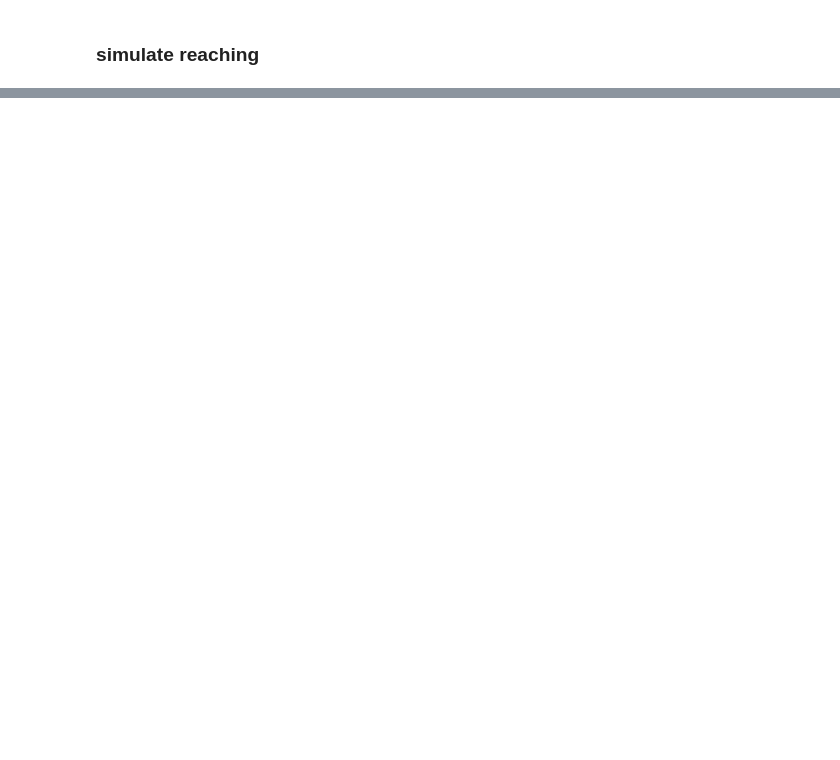
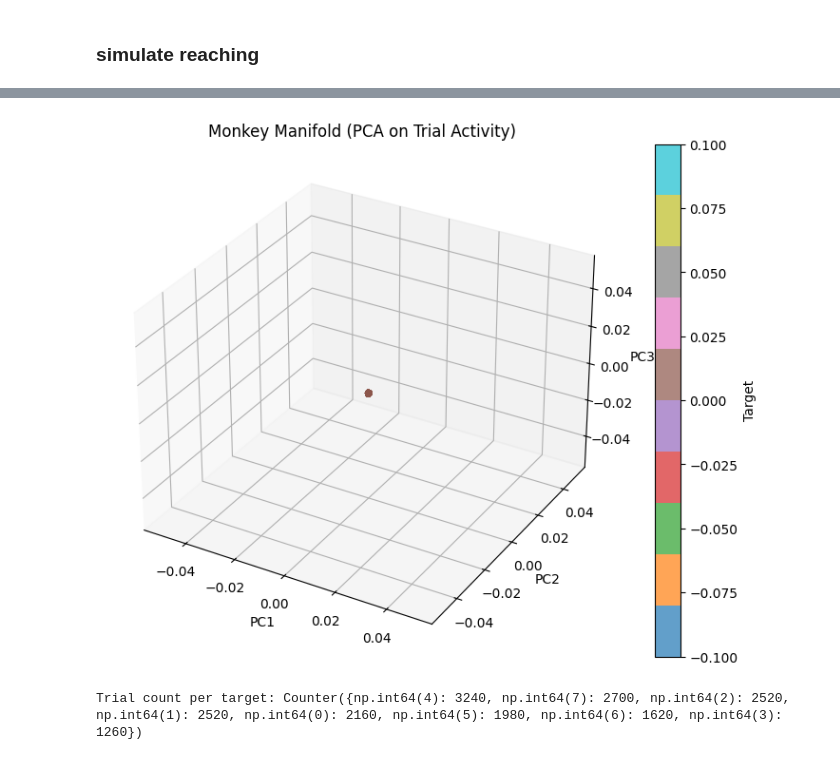
Before and after one commit to nishi-patel-15/motor_rnn_target_performance, a Jupyter notebook: Motor_RNNs_TargetPerformance.ipynb, the cells around one changed output, grey strips where cells are left out. Saved outputs shown, nothing was run; the diff lists cells and outputs as text; code cells hidden in the pictures; blank space fills up the shorter version.

```diff
--- a/Motor_RNNs_TargetPerformance.ipynb
+++ b/Motor_RNNs_TargetPerformance.ipynb
@@ -1906,0 +2102,9 @@ Can you think of other tasks to test?
+# %%
+from pynwb import NWBHDF5IO
+
+local_file = os.path.join(download_dir, filename_filter)
+
+io = NWBHDF5IO(local_file, 'r', load_namespaces=True)
+nwbfile = io.read()
+
+print(nwbfile)
@@ -1906,0 +2225,66 @@ Can you think of other tasks to test?
+# %%
+#Process neural activity & run PCA
+
+from sklearn.decomposition import PCA
+import matplotlib.pyplot as plt
+
+# Parameters
+bin_size = 0.05  # 20 ms bins
+time_window = [-1.0, 2.0]  # From x seconds before trial to y seconds after
+
+# Get all spike times and unit IDs
+all_spike_times = nwbfile.units['spike_times'].data[:]  # list of spike arrays
+n_units = len(all_spike_times)
+
+# Trial info
+trial_df = nwbfile.trials.to_dataframe()
+trial_starts = trial_df['start_time'].values
+trial_labels = trial_df['stimulus_name'].values if 'stimulus_name' in trial_df else np.zeros(len(trial_starts))
+
+# Build binned spike matrix: trials × time × units
+trial_bin_counts = []
+time_bins = np.arange(time_window[0], time_window[1], bin_size)
+n_bins = len(time_bins) - 1
+
+for trial_start in trial_starts:
+    trial_matrix = np.zeros((n_bins, n_units))
+    for unit_idx, spikes in enumerate(all_spike_times):
+        # Align spikes to trial time
+        rel_spikes = spikes - trial_start
+        # Get spike histogram for this unit in this trial
+        counts, _ = np.histogram(rel_spikes, bins=time_bins)
+        trial_matrix[:, unit_idx] = counts
+    trial_bin_counts.append(trial_matrix)
+
+# Stack trials: (n_trials × time × neurons) → (n_trials × features)
+X_trials = np.array(trial_bin_counts)  # shape: (n_trials, time_bins, neurons)
+X_flat = X_trials.reshape(X_trials.shape[0], -1)
+
+# Run PCA
+pca = PCA(n_components=3)
+X_pca = pca.fit_transform(X_flat)
+
+# Plot PCA results
+fig = plt.figure(figsize=(10, 7))
+ax = fig.add_subplot(111, projection='3d')
+
+# Map labels to integers/colors
+from sklearn.preprocessing import LabelEncoder
+label_encoder = LabelEncoder()
+color_labels = label_encoder.fit_transform(trial_labels)
+
+scatter = ax.scatter(X_pca[:, 0], X_pca[:, 1], X_pca[:, 2],
+                     c=color_labels, cmap='tab10', alpha=0.7)
+ax.set_title('Monkey Manifold (PCA on Trial Activity)')
+ax.set_xlabel('PC1')
+ax.set_ylabel('PC2')
+ax.set_zlabel('PC3')
+plt.colorbar(scatter, label='Target')
+plt.show()
+# %% [output]
+[figure, added]
+# %%
+import collections
+print("Trial count per target:", collections.Counter(target_labels))
+# %% [output]
+Trial count per target: Counter({np.int64(4): 3240, np.int64(7): 2700, np.int64(2): 2520, np.int64(1): 2520, np.int64(0): 2160, np.int64(5): 1980, np.int64(6): 1620, np.int64(3): 1260})
```
Also changed, not shown: parts of 22 cells of this notebook.
